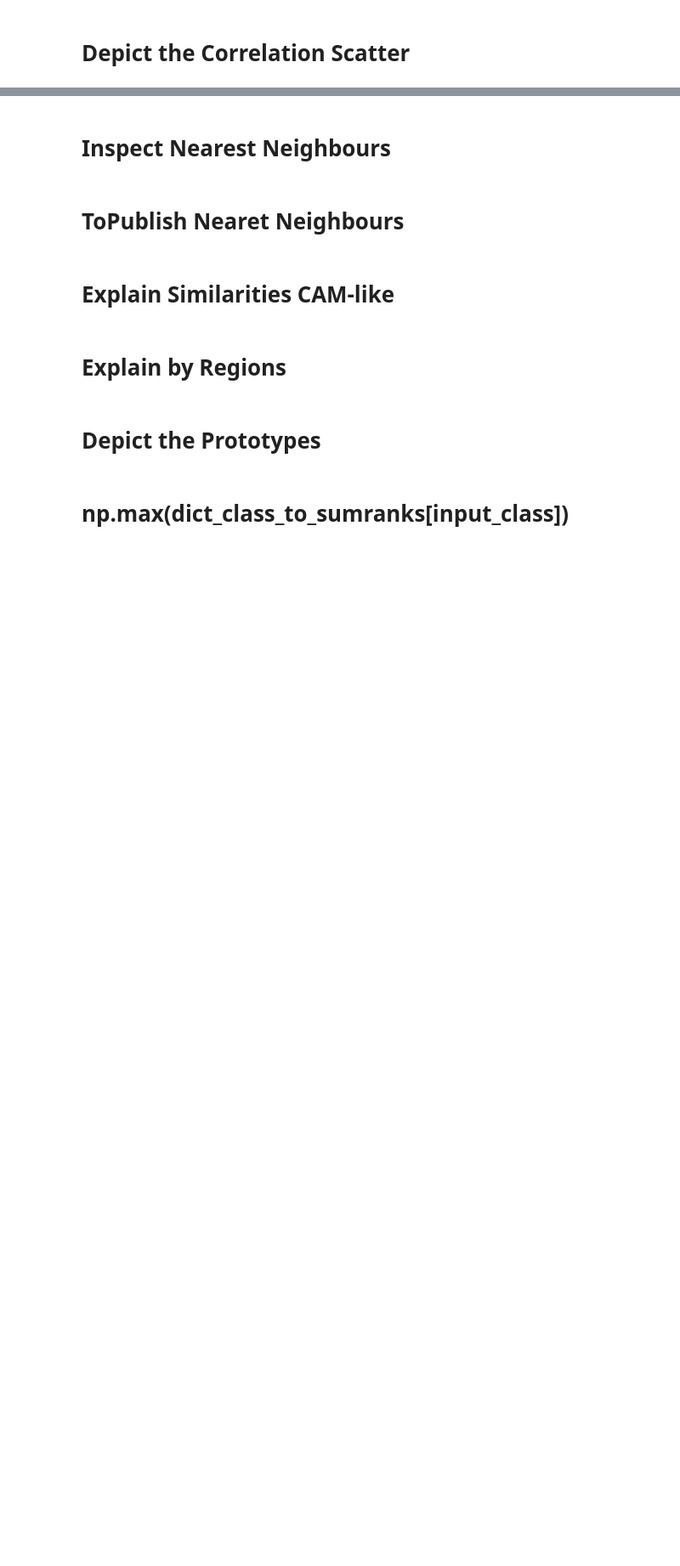
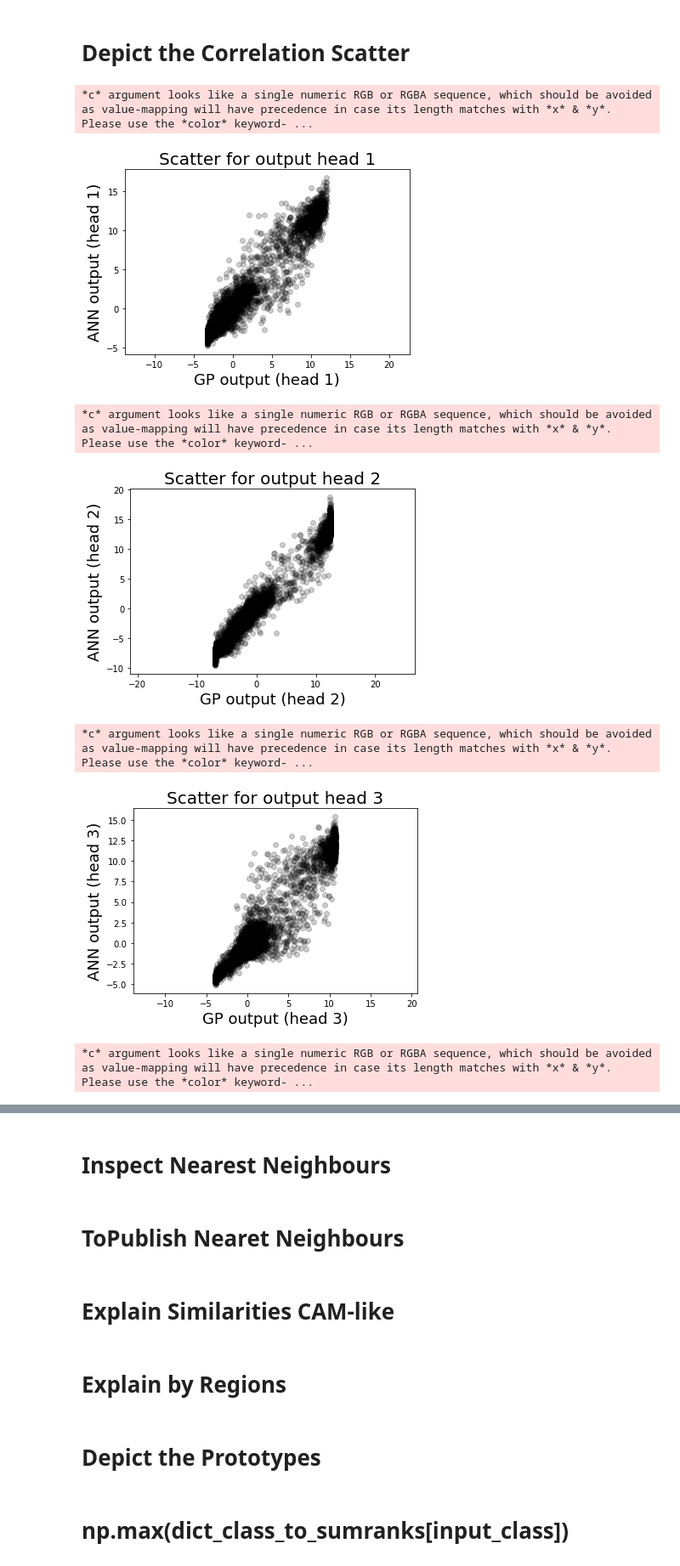
Before and after one commit to amirakbarnejad/gpex, a Jupyter notebook: PaperResults/Cifar10/demo_explainANN_classifier.ipynb, the cells around one changed output, grey strips where cells are left out. Shown at 85% size. Cells and saved outputs as stored; diff of their text form; code cells hidden in the pictures; blank space fills up the shorter version.

```diff
--- a/PaperResults/Cifar10/demo_explainANN_classifier.ipynb
+++ b/PaperResults/Cifar10/demo_explainANN_classifier.ipynb
@@ -398,12 +137,12 @@ print("gpmodel was created on {}".format(device))
 # %%
 #load model from checkpoint ====
-gpmodel.load_state_dict(
+gpexmodule.load_state_dict(
     torch.load(
         fname_gpmodel
      ),
     strict = True
 )
-gpmodel.train()
-gpmodel.to(device)
-gpmodel.renew_precomputed_XTX()
+gpexmodule.train()
+gpexmodule.to(device)
+gpexmodule.renew_precomputed_XTX()
 print("gpmodel was loaded from checkpoint.")
@@ -566,8 +151,8 @@ print("accuracy = {}".format(np.sum(np_confmatrix*np.eye(9))/np.sum(np_confmatri
 # %%
 #check if g(.) and GP path match on test instances ====
 FLAG_RELU = False
-gpmodel.renew_precomputed_XTX()
-list_outputgpoutputg = gpmodel.checkequal_f1path_gpath_ontest(10)
+gpexmodule.renew_precomputed_XTX()
+list_outputgpoutputg = gpexmodule.checkequal_f1path_gpath_ontest(10)
 for n in range(len(list_outputgpoutputg)):
     a = list_outputgpoutputg[n][0]
     b = list_outputgpoutputg[n][1]
@@ -581,11 +166,11 @@ for n in range(len(list_outputgpoutputg)):
     #print(np.round(b[0:5, 0:5], 2))
 
     #compute the class activations ====
-    gpmodel.eval()
+    gpexmodule.eval()
     with torch.no_grad():
         try:
-            classactivation_a = gpmodel.module_rawmodule.linear(torch.tensor(a).float().to(device))
-            classactivation_b = gpmodel.module_rawmodule.linear(torch.tensor(b).float().to(device))
+            classactivation_a = gpexmodule.module_rawmodule.linear(torch.tensor(a).float().to(device))
+            classactivation_b = gpexmodule.module_rawmodule.linear(torch.tensor(b).float().to(device))
             classactivation_a = classactivation_a.detach().cpu().numpy()
             classactivation_b = classactivation_b.detach().cpu().numpy()
             onehot_a = np.zeros((batchsize, 10))
@@ -600,7 +185,7 @@ for n in range(len(list_outputgpoutputg)):
             onehot_a[list(range(batchsize)), np.argmax(a, 1).tolist()] = 1
             onehot_b = np.zeros((batchsize, 10))
             onehot_b[list(range(batchsize)), np.argmax(b, 1).tolist()] = 1
-    gpmodel.train()
+    gpexmodule.train()
 
     plt.figure(figsize=(20,10))
     plt.subplot(1,6,1)
@@ -709,13 +225,13 @@ print(idx_disagreement[0].flatten().tolist())
 # %% [markdown]
 # Compute GP diff ANN
 # %%
-import projutils.evaluation
-from projutils.evaluation import GPdiffANN_ontorchdl
+import gpex.evaluation
+from gpex.evaluation import GPdiffANN_ontorchdl
 from sklearn.metrics import cohen_kappa_score
 from scipy import stats
 
 output, dict_gt = GPdiffANN_ontorchdl(
-    gpmodel = gpmodel,
+    gpmodel = gpexmodule,
     dl_input = dl_test,
     input_device = device
 )
@@ -747,24 +269,29 @@ print("   Acuuracy of GP {}".format(acc_gp))
 # %%
 from scipy.special import softmax
 np_gp = np_gpann[:,0:num_classes]
 np_ann = np_gpann[:,num_classes::]
 np_gp_softmax = softmax(np_gp, 1)
 np_ann_softmax = softmax(np_ann, 1)
 
 list_disaggrement = (np.argmax(np_gp, 1) != np.argmax(np_ann, 1)).tolist()
 list_c = [0,0,0,0.2] #[[1,0,0,1] if(u==True) else [0,0,0,0.05] for u in list_disaggrement]
 count_plotted = 0
 for c in range(num_classes):
     plt.ioff()
     plt.figure()
     plt.scatter(np_gp[:,c], np_ann[:,c], c=np.array(list_c), marker='o', facecolors='none')
     plt.axis("equal")
-    plt.xlabel("GP output (head {})".format(c+1), fontsize=22, font = 'Formata')
-    plt.ylabel("ANN output (head {})".format(c+1), fontsize=22, font = 'Formata')
-    plt.savefig(
-        "InterpGP/Correlation_Scatters/Classifier/{}.png".format(count_plotted),
-        dpi=100, bbox_inches='tight', pad_inches=0, Q=100
-    )
+    plt.xlabel("GP output (head {})".format(c+1), fontsize=18)
+    plt.ylabel("ANN output (head {})".format(c+1), fontsize=18)
+    plt.title("Scatter for output head {}".format(count_plotted+1), fontsize=20)
     count_plotted += 1
-    plt.close()
-    #plt.show()
+
+    plt.show()
+# %% [output]
+*c* argument looks like a single numeric RGB or RGBA sequence, which should be avoided as value-mapping will have precedence in case its length matches with *x* & *y*.  Please use the *color* keyword- ...
+[figure, added]
+*c* argument looks like a single numeric RGB or RGBA sequence, which should be avoided as value-mapping will have precedence in case its length matches with *x* & *y*.  Please use the *color* keyword- ...
+[figure, added]
+*c* argument looks like a single numeric RGB or RGBA sequence, which should be avoided as value-mapping will have precedence in case its length matches with *x* & *y*.  Please use the *color* keyword- ...
+[figure, added]
+*c* argument looks like a single numeric RGB or RGBA sequence, which should be avoided as value-mapping will have precedence in case its length matches with *x* & *y*.  Please use the *color* keyword- ...
```
Also changed, not shown: parts of 22 cells of this notebook, 2 other files.
